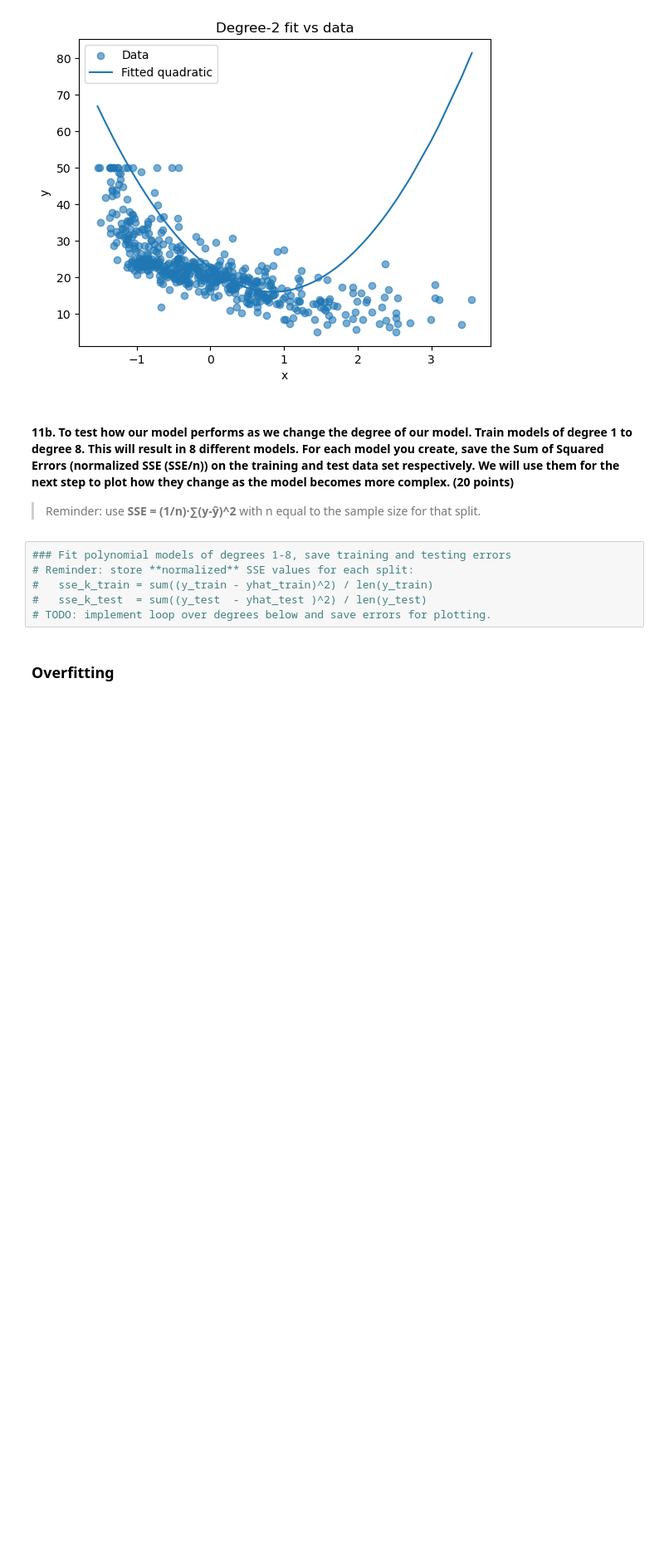
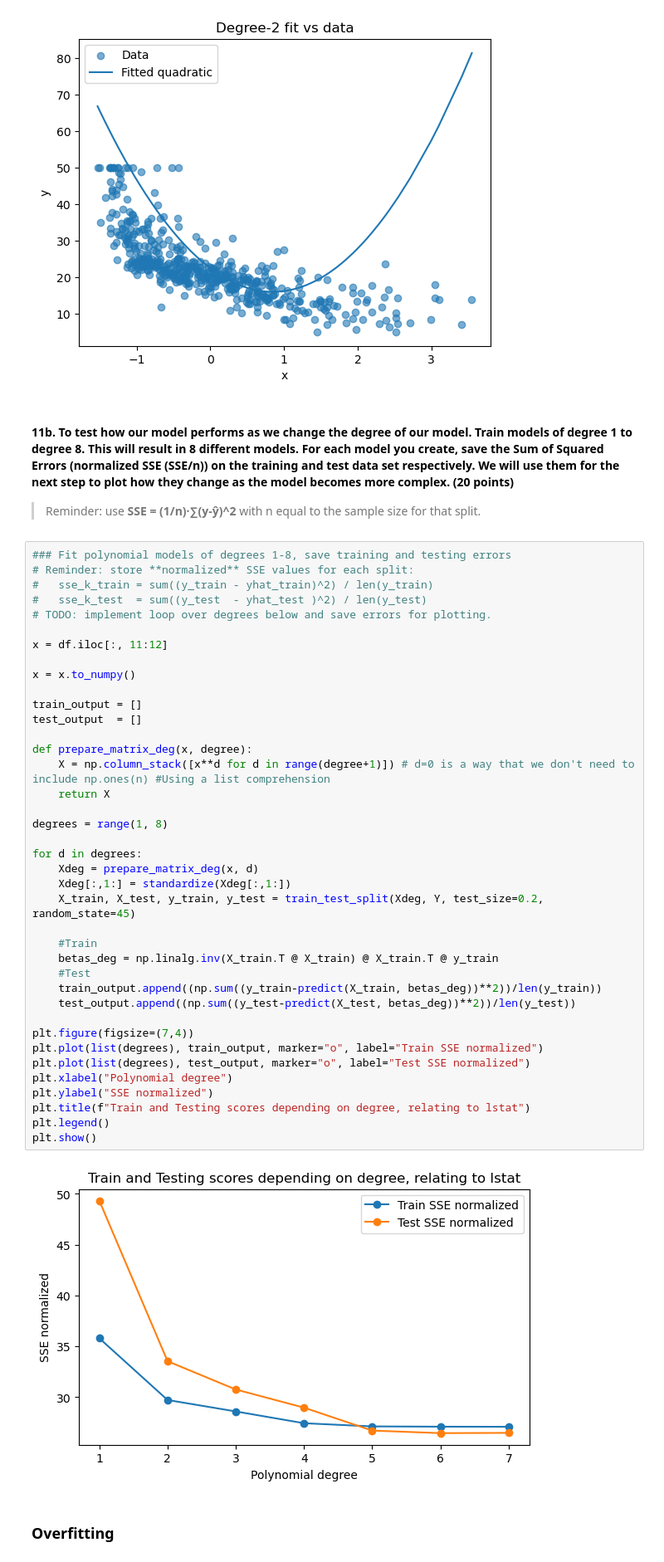
Before and after one commit to fortunecookie040/Math3025_Projects, a Jupyter notebook: 02_Student_Template_v2.ipynb, the cells around one changed output. Shown at 83% size. Drawn from its saved outputs; the diff is of its cells as text; blank space fills up the shorter version.

```diff
--- a/02_Student_Template_v2.ipynb
+++ b/02_Student_Template_v2.ipynb
@@ -549,12 +549,47 @@ plt.show()
 #### 11b. To test how our model performs as we change the degree of our model. Train models of degree 1 to degree 8. This will result in 8 different models.  For each model you create, save the Sum of Squared Errors (normalized SSE (SSE/n)) on the training and test data set respectively. We will use them for the next step to plot how they change as the model becomes more complex. **(20 points)**
 
 > Reminder: use **SSE = (1/n)·∑(y-ŷ)^2** with n equal to the sample size for that split.
-# %%
-### Fit polynomial models of degrees 1-8, save training and testing errors
-# Reminder: store **normalized** SSE values for each split:
-#   sse_k_train = sum((y_train - yhat_train)^2) / len(y_train)
-#   sse_k_test  = sum((y_test  - yhat_test )^2) / len(y_test)
-# TODO: implement loop over degrees below and save errors for plotting.
+# %%
+### Fit polynomial models of degrees 1-8, save training and testing errors
+# Reminder: store **normalized** SSE values for each split:
+#   sse_k_train = sum((y_train - yhat_train)^2) / len(y_train)
+#   sse_k_test  = sum((y_test  - yhat_test )^2) / len(y_test)
+# TODO: implement loop over degrees below and save errors for plotting.
+
+x = df.iloc[:, 11:12]
+
+x = x.to_numpy()
+
+train_output = []
+test_output  = []
+
+def prepare_matrix_deg(x, degree):
+    X = np.column_stack([x**d for d in range(degree+1)]) # d=0 is a way that we don't need to include np.ones(n) #Using a list comprehension
+    return X
+
+degrees = range(1, 8)
+
+for d in degrees:
+    Xdeg = prepare_matrix_deg(x, d)
+    Xdeg[:,1:] = standardize(Xdeg[:,1:])
+    X_train, X_test, y_train, y_test = train_test_split(Xdeg, Y, test_size=0.2, random_state=45)
+
+    #Train
+    betas_deg = np.linalg.inv(X_train.T @ X_train) @ X_train.T @ y_train
+    #Test
+    train_output.append((np.sum((y_train-predict(X_train, betas_deg))**2))/len(y_train))
+    test_output.append((np.sum((y_test-predict(X_test, betas_deg))**2))/len(y_test))
+
+plt.figure(figsize=(7,4))
+plt.plot(list(degrees), train_output, marker="o", label="Train SSE normalized")
+plt.plot(list(degrees), test_output, marker="o", label="Test SSE normalized")
+plt.xlabel("Polynomial degree")
+plt.ylabel("SSE normalized")
+plt.title(f"Train and Testing scores depending on degree, relating to lstat")
+plt.legend()
+plt.show()
+# %% [output]
+[figure, added]
 # %% [markdown]
 ### Overfitting
 # %% [markdown]
```
